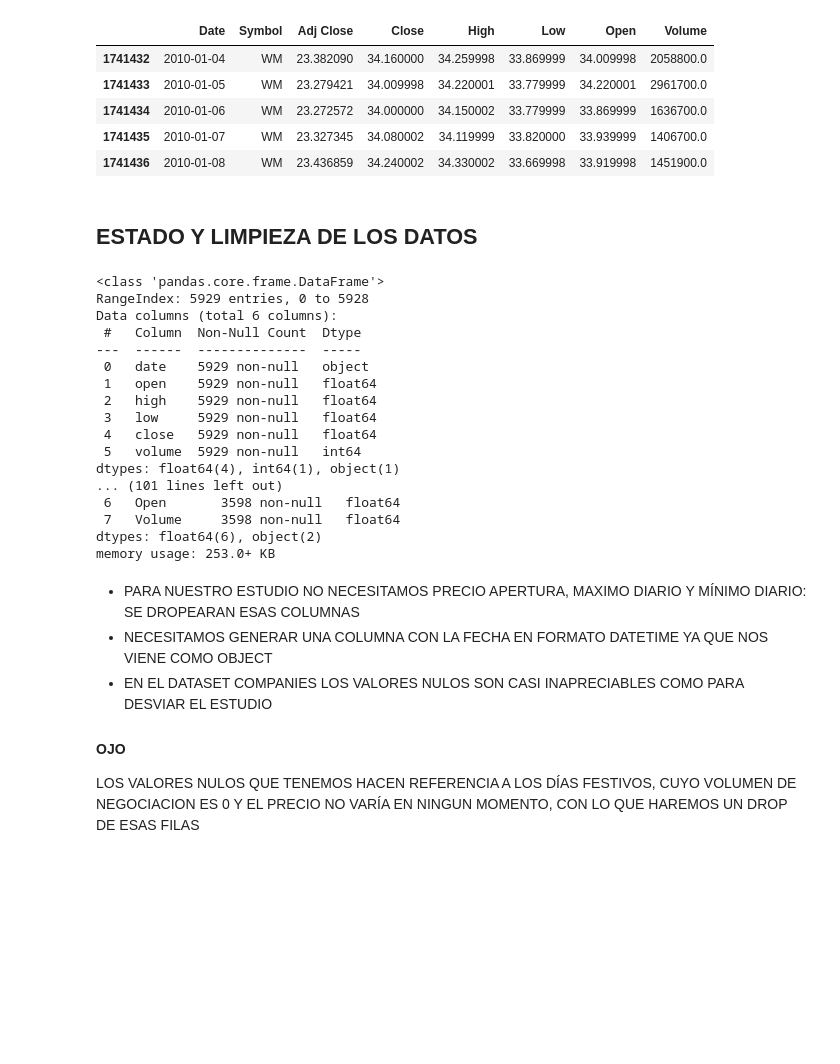
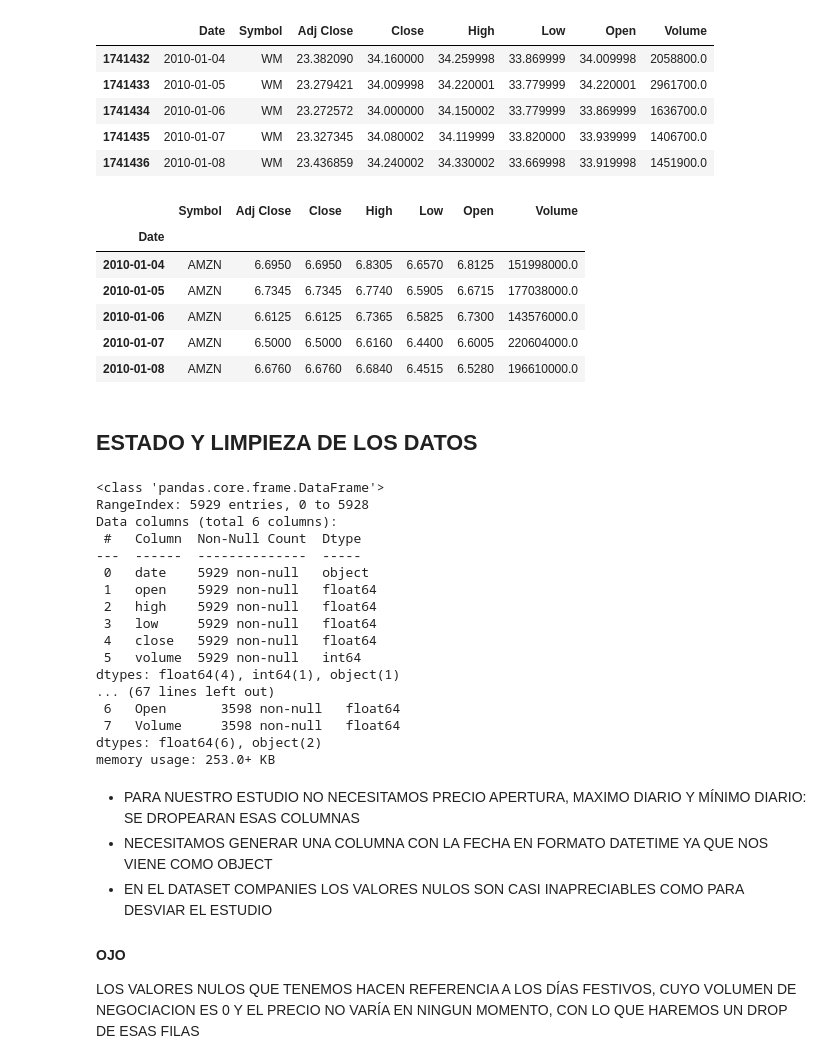
Before and after one commit to adriani94bil/EDA_SP500_Model, a Jupyter notebook: EDA.ipynb, the cells around one changed output. Drawn from its saved outputs; the diff is of its cells as text; code cells hidden in the pictures; blank space fills up the shorter version.

```diff
--- a/EDA.ipynb
+++ b/EDA.ipynb
@@ -28,6 +29,23 @@ waste.head()
 | 1741434 | 2010-01-06 | WM | 23.272572 | 34.000000 | 34.150002 | 33.779999 | 33.869999 | 1636700.0 |
 | 1741435 | 2010-01-07 | WM | 23.327345 | 34.080002 | 34.119999 | 33.820000 | 33.939999 | 1406700.0 |
 | 1741436 | 2010-01-08 | WM | 23.436859 | 34.240002 | 34.330002 | 33.669998 | 33.919998 | 1451900.0 |
+# %%
+#Para hacer el índice de magnificas, vamos a generar los 5 datasets de cada acción y luego lo concatenaremos más adelante
+
+msft=stocks[stocks['Symbol']=='MSFT'].set_index('Date')
+appl=stocks[stocks['Symbol']=='AAPL'].set_index('Date')
+meta=stocks[stocks['Symbol']=='META'].set_index('Date')
+goog=stocks[stocks['Symbol']=='GOOG'].set_index('Date')
+amzn=stocks[stocks['Symbol']=='AMZN'].set_index('Date')
+amzn.head()
+# %% [output]
+|  | Symbol | Adj Close | Close | High | Low | Open | Volume |
+| Date |  |  |  |  |  |  |  |
+| 2010-01-04 | AMZN | 6.6950 | 6.6950 | 6.8305 | 6.6570 | 6.8125 | 151998000.0 |
+| 2010-01-05 | AMZN | 6.7345 | 6.7345 | 6.7740 | 6.5905 | 6.6715 | 177038000.0 |
+| 2010-01-06 | AMZN | 6.6125 | 6.6125 | 6.7365 | 6.5825 | 6.7300 | 143576000.0 |
+| 2010-01-07 | AMZN | 6.5000 | 6.5000 | 6.6160 | 6.4400 | 6.6005 | 220604000.0 |
+| 2010-01-08 | AMZN | 6.6760 | 6.6760 | 6.6840 | 6.4515 | 6.5280 | 196610000.0 |
 # %% [markdown]
 ## ESTADO Y LIMPIEZA DE LOS DATOS
 # %%
@@ -38,12 +56,8 @@ index_sp500.info()
 print('//////////////////////////////////////////////////// \n')
 company.info()
 print('//////////////////////////////////////////////////// \n')
-stocks.info()
-print('//////////////////////////////////////////////////// \n')
 buffet.info()
 print('//////////////////////////////////////////////////// \n')
-magnificas.info()
-print('//////////////////////////////////////////////////// \n')
 waste.info()
 # %% [output]
 <class 'pandas.core.frame.DataFrame'>
@@ -58,7 +72,7 @@ Data columns (total 6 columns):
  4   close   5929 non-null   float64
  5   volume  5929 non-null   int64
 dtypes: float64(4), int64(1), object(1)
-... (101 lines left out)
+... (67 lines left out)
  6   Open       3598 non-null   float64
  7   Volume     3598 non-null   float64
 dtypes: float64(6), object(2)
```
Also changed, not shown: parts of 12 cells of this notebook, 4 other files.
